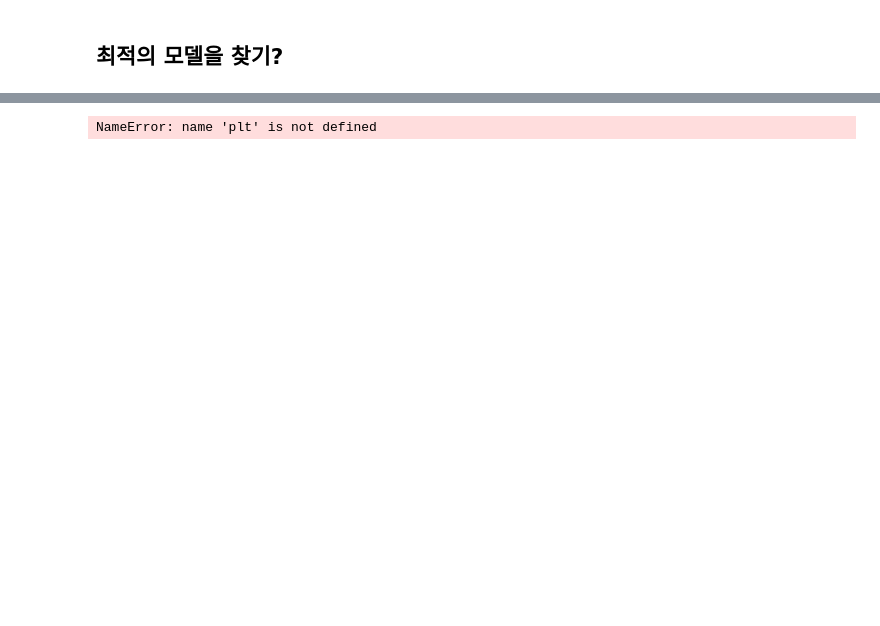
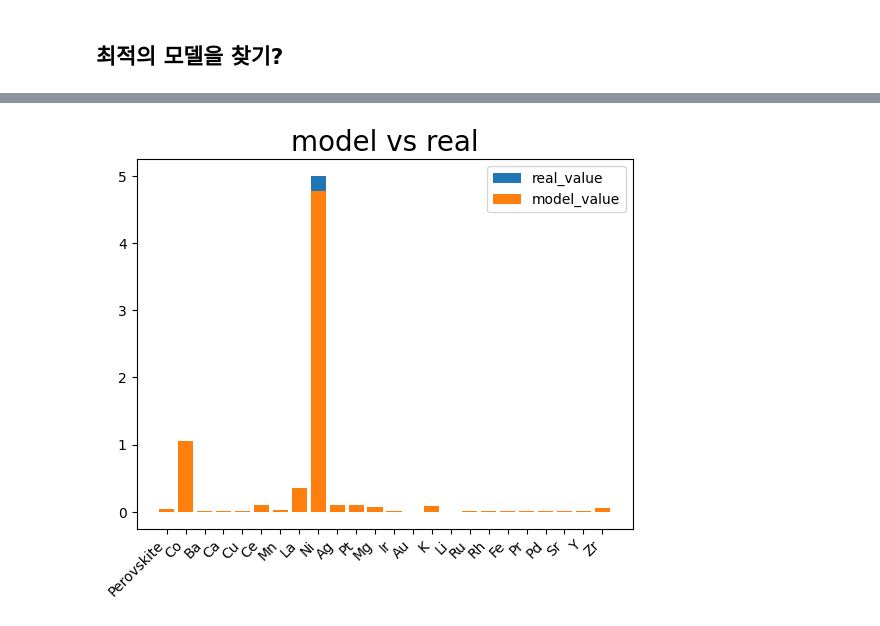
Before and after one commit to MINGYU-1/intern_practicing, a Jupyter notebook: 1_13_earlystopping_model.ipynb, the cells around one changed output, grey strips where cells are left out. Cells and saved outputs as stored; diff of their text form; code cells hidden in the pictures; blank space fills up the shorter version.

```diff
--- a/1_13_earlystopping_model.ipynb
+++ b/1_13_earlystopping_model.ipynb
@@ -141,9 +147,9 @@ rmse: 1.2360641414610025,r2: 0.4311513304710388
 # %%
-plt.bar(metal_columns, x_true_test[1],label = 'real_value')
-plt.bar(metal_columns,x_hat_test[1],label = 'model_value')
+plt.bar(metal_columns, x_true_test[3],label = 'real_value')
+plt.bar(metal_columns,x_hat_test[3],label = 'model_value')
 plt.xticks(rotation=45,ha='right')
 plt.title(f'model vs real',fontsize = 20)
 plt.legend()
 plt.show()
 # %% [output]
-NameError: name 'plt' is not defined
+[figure, added]
```
Also changed, not shown: parts of 6 cells of this notebook, 3 other files.
